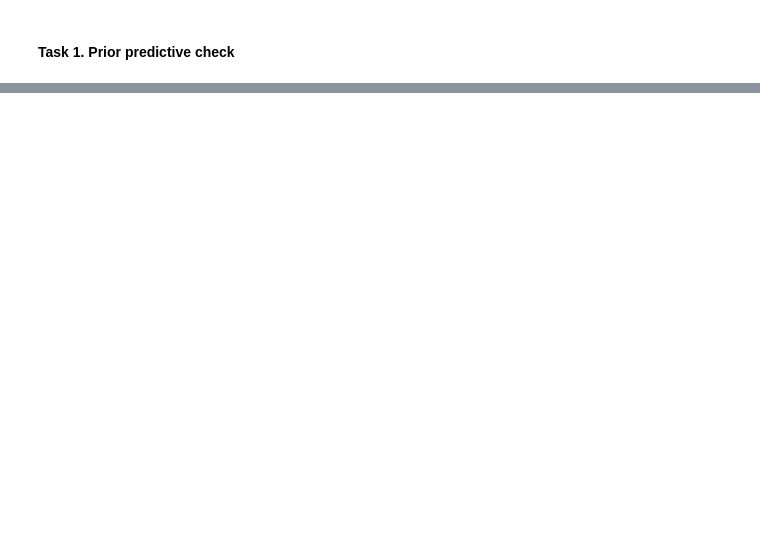
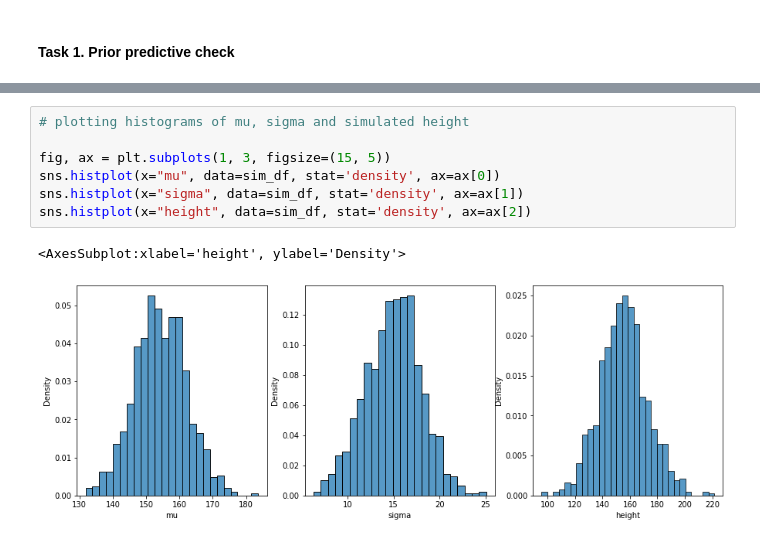
Before and after one commit to Motyleczek/data_analytics_git, a Jupyter notebook: Lab4/lab4_heights_of_people.ipynb, the cells around one changed output, grey strips where cells are left out. Cells and saved outputs as stored; diff of their text form; blank space fills up the shorter version.

```diff
--- a/Lab4/lab4_heights_of_people.ipynb
+++ b/Lab4/lab4_heights_of_people.ipynb
@@ -114,0 +142,10 @@ sim_df
+# %%
+# plotting histograms of mu, sigma and simulated height
+
+fig, ax = plt.subplots(1, 3, figsize=(15, 5))
+sns.histplot(x="mu", data=sim_df, stat='density', ax=ax[0])
+sns.histplot(x="sigma", data=sim_df, stat='density', ax=ax[1])
+sns.histplot(x="height", data=sim_df, stat='density', ax=ax[2])
+# %% [output]
+<AxesSubplot:xlabel='height', ylabel='Density'>
+[figure, added]
```
Also changed, not shown: parts of 34 cells of this notebook, 11 other files.
